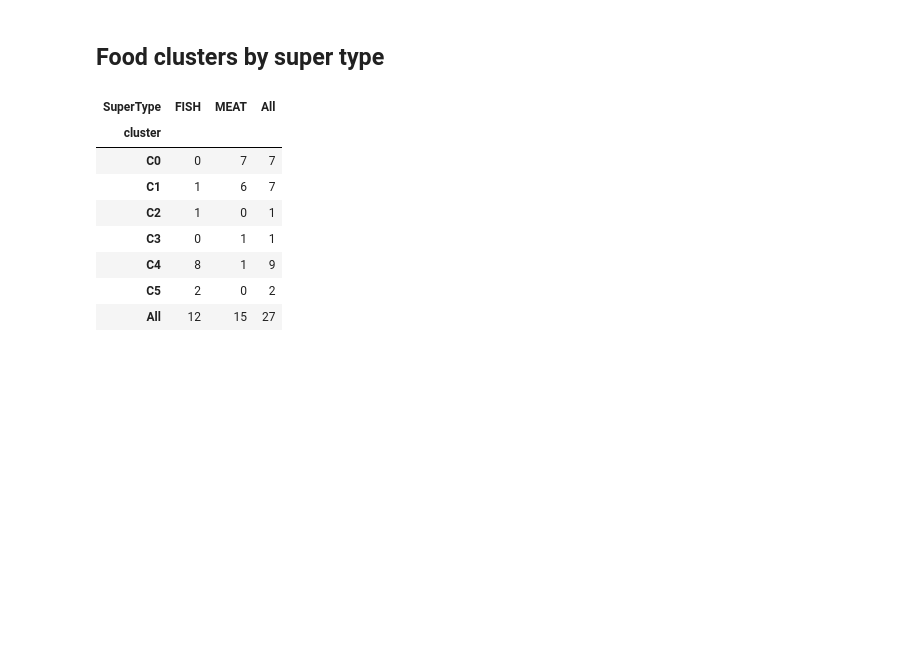
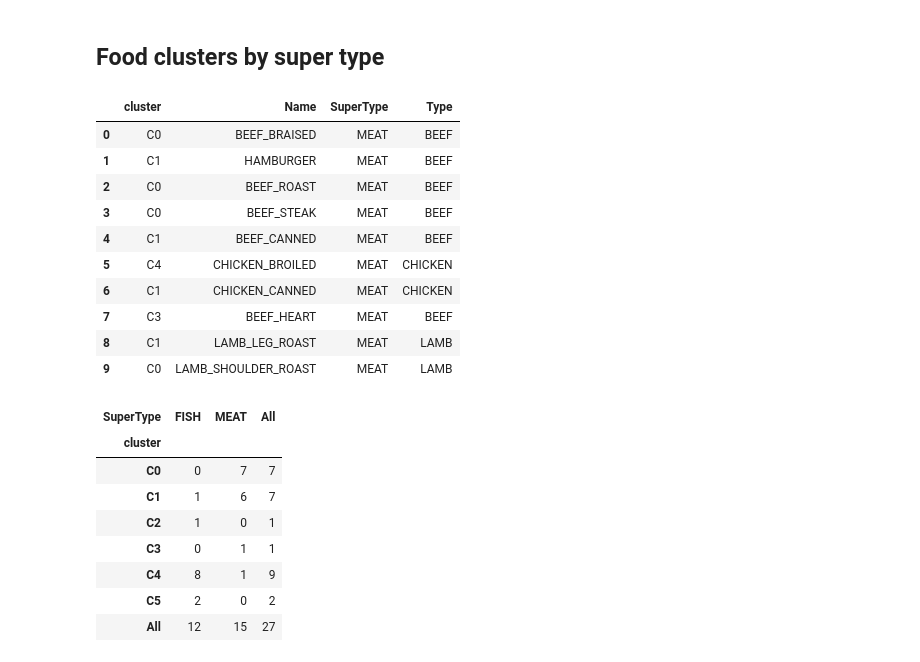
Before and after one commit to w4bo/AA2627-unibo-mldm, a Jupyter notebook: slides/lab-04-clustering.ipynb, the cells around one changed output. Saved outputs shown, nothing was run; the diff lists cells and outputs as text; code cells hidden in the pictures; blank space fills up the shorter version.

```diff
--- a/slides/lab-04-clustering.ipynb
+++ b/slides/lab-04-clustering.ipynb
@@ -513,5 +519,22 @@ food_labeled.insert(0, "cluster", [f"C{i}" for i in labels6])
 # %% [markdown]
 ## Food clusters by super type
+# %%
+labels6 = food_results[6][1]
+food_labeled = food_classified[["Name", "SuperType", "Type"]].copy()
+food_labeled.insert(0, "cluster", [f"C{i}" for i in labels6])
+food_labeled.head(10)
+# %% [output]
+|  | cluster | Name | SuperType | Type |
+| 0 | C0 | BEEF_BRAISED | MEAT | BEEF |
+| 1 | C1 | HAMBURGER | MEAT | BEEF |
+| 2 | C0 | BEEF_ROAST | MEAT | BEEF |
+| 3 | C0 | BEEF_STEAK | MEAT | BEEF |
+| 4 | C1 | BEEF_CANNED | MEAT | BEEF |
+| 5 | C4 | CHICKEN_BROILED | MEAT | CHICKEN |
+| 6 | C1 | CHICKEN_CANNED | MEAT | CHICKEN |
+| 7 | C3 | BEEF_HEART | MEAT | BEEF |
+| 8 | C1 | LAMB_LEG_ROAST | MEAT | LAMB |
+| 9 | C0 | LAMB_SHOULDER_ROAST | MEAT | LAMB |
 # %%
 pd.crosstab(food_labeled["cluster"], food_labeled["SuperType"], margins=True)
 # %% [output]
```
Also changed, not shown: parts of 23 cells of this notebook, 2 other files.
